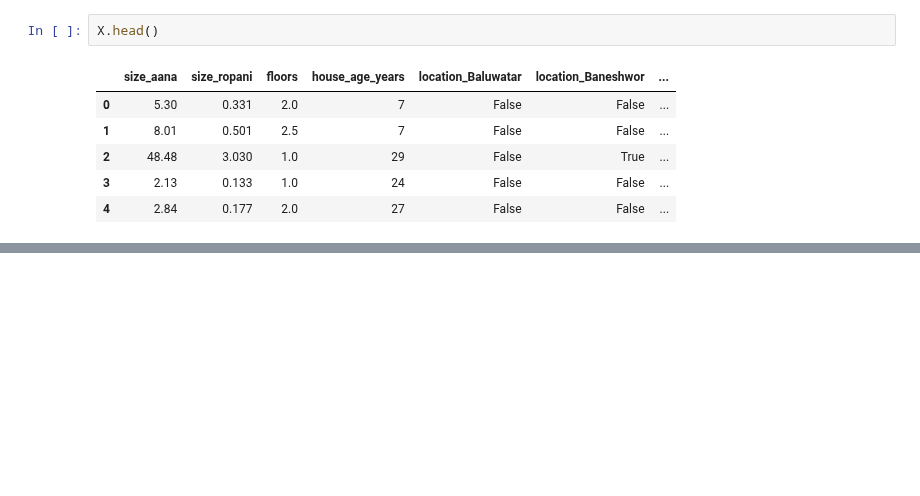
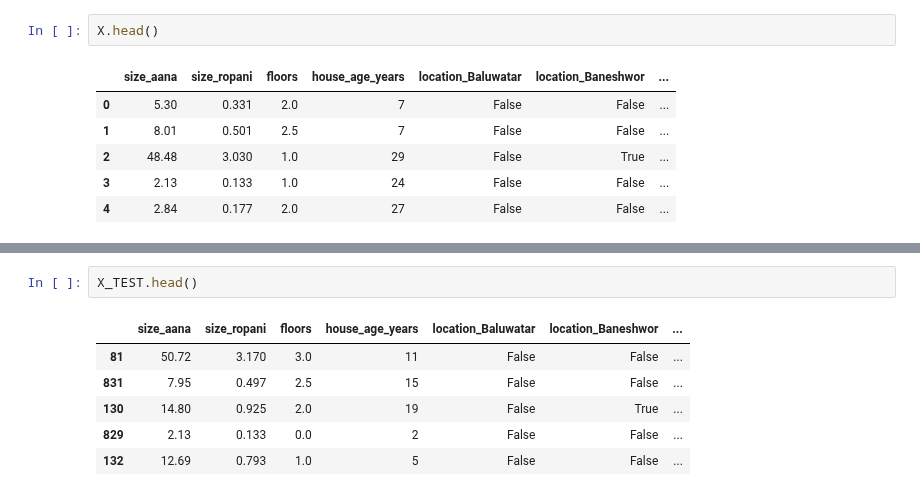
Before and after one commit to hemraj2613/Python-with-Data-Science, a Jupyter notebook: encoding.ipynb, the cells around one changed output, grey strips where cells are left out. Drawn from its saved outputs; the diff is of its cells as text; blank space fills up the shorter version.

```diff
--- a/encoding.ipynb
+++ b/encoding.ipynb
@@ -172,0 +240,9 @@ np.float64(-4243689119.9863014)
+# %%
+X_TEST.head()
+# %% [output]
+|  | size_aana | size_ropani | floors | house_age_years | location_Baluwatar | location_Baneshwor | ... |
+| 81 | 50.72 | 3.170 | 3.0 | 11 | False | False | ... |
+| 831 | 7.95 | 0.497 | 2.5 | 15 | False | False | ... |
+| 130 | 14.80 | 0.925 | 2.0 | 19 | False | True | ... |
+| 829 | 2.13 | 0.133 | 0.0 | 2 | False | False | ... |
+| 132 | 12.69 | 0.793 | 1.0 | 5 | False | False | ... |
```
Also changed, not shown: parts of 18 cells of this notebook, 2 other files.
